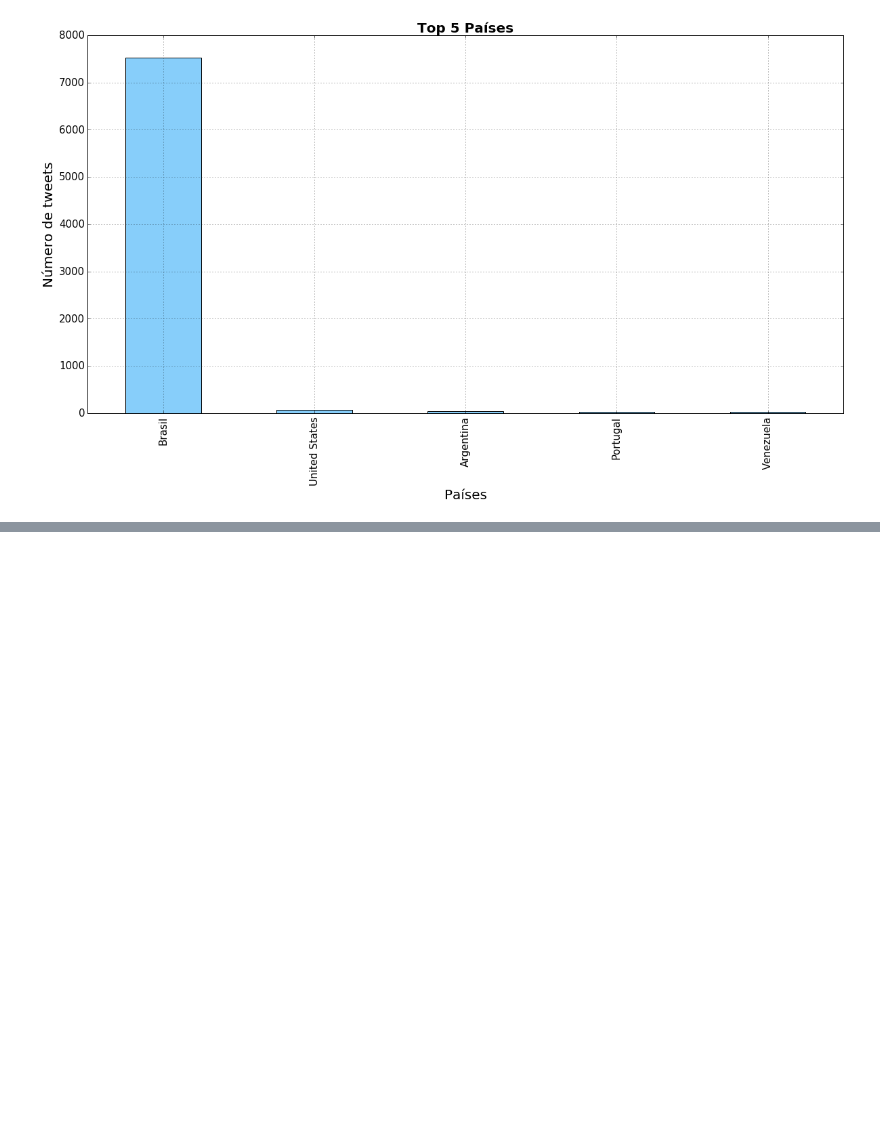
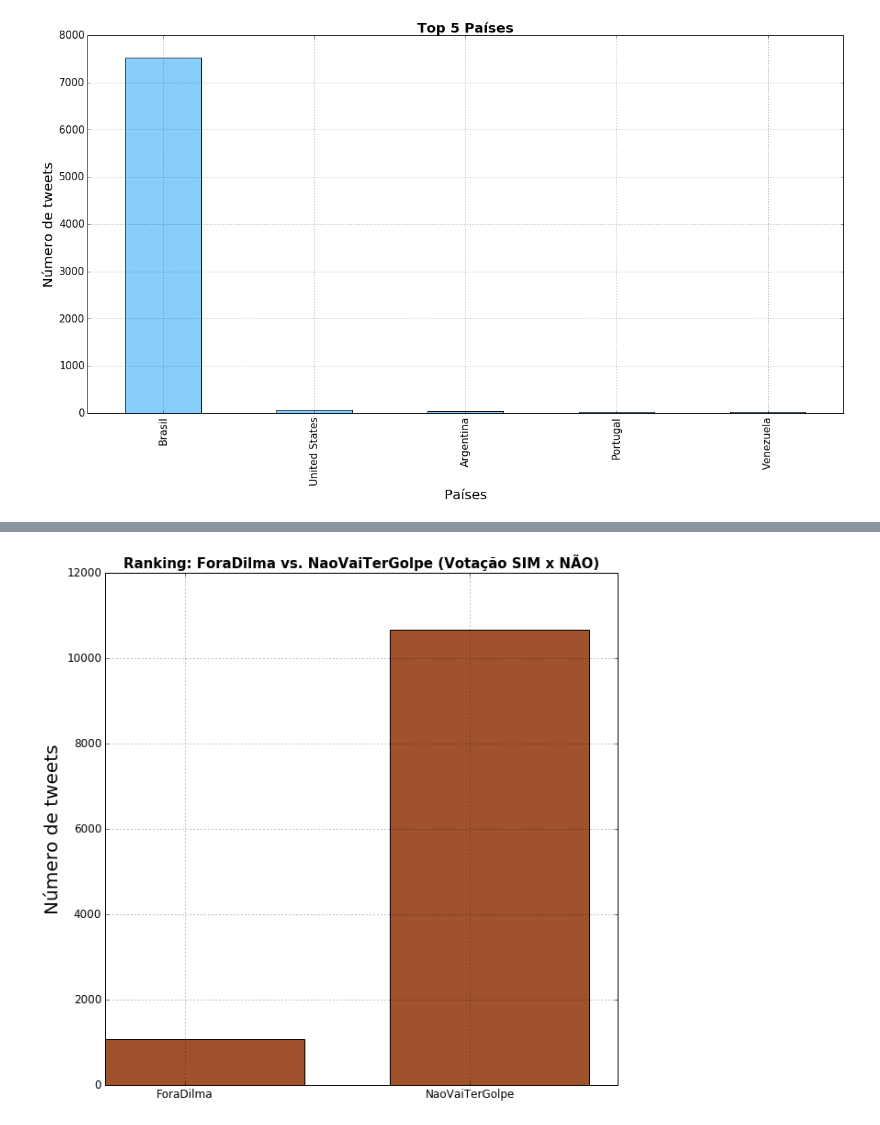
Before and after one commit to medeirosthiago/glue-grade, a Jupyter notebook: src/py2/twitter/tweepy-small.ipynb, the cells around one changed output, grey strips where cells are left out. Cells and saved outputs as stored; diff of their text form; code cells hidden in the pictures; blank space fills up the shorter version.

```diff
--- a/src/py2/twitter/tweepy-small.ipynb
+++ b/src/py2/twitter/tweepy-small.ipynb
@@ -106,20 +109,17 @@ tweets['ImpeachmentDay'] = tweets['text'].apply(lambda tweet: word_in_text('sim'
 
 # print tweets[tweets['ImpeachmentDay'] == True]['ForaDilma'].value_counts()[True]
 # print tweets[tweets['ImpeachmentDay'] == True]['NaoVaiTerGolpe'].value_counts()[True]
-# print tweets[tweets['ImpeachmentDay'] == True]['TchauQuerida'].value_counts()[True]
-# print tweets[tweets['ImpeachmentDay'] == True]['ForaCunha'].value_counts()[True]
 
+hashtags = ['ForaDilma', 'NaoVaiTerGolpe']
 tweets_by_hashtags = [tweets[tweets['ImpeachmentDay'] == True]['ForaDilma'].value_counts()[True],
-                      tweets[tweets['ImpeachmentDay'] == True]['NaoVaiTerGolpe'].value_counts()[True],
-                      tweets[tweets['ImpeachmentDay'] == True]['TchauQuerida'].value_counts()[True],
-                      tweets[tweets['ImpeachmentDay'] == True]['ForaCunha'].value_counts()[True]]
+                      tweets[tweets['ImpeachmentDay'] == True]['NaoVaiTerGolpe'].value_counts()[True]]
 
 x_pos = list(range(len(hashtags)))
-width = 0.8
-fig, ax = plt.subplots(figsize=(20,10))
+width = 0.7
+fig, ax = plt.subplots(figsize=(10,10))
 plt.bar(x_pos, tweets_by_hashtags, width, alpha=1, color='sienna')
-ax.set_ylabel('Número de tweets'.decode('utf-8'), fontsize=15)
-ax.set_title('Ranking: ForaDilma vs. NaoVaiTerGolpe vs. TchauQuerida vs. ForaCunha (Relevância #ImpeachmentDay)'.decode('utf-8'),
+ax.set_ylabel('Número de tweets'.decode('utf-8'), fontsize=20)
+ax.set_title('Ranking: ForaDilma vs. NaoVaiTerGolpe (Votação SIM x NÃO)'.decode('utf-8'),
              fontsize=15, fontweight='bold')
 ax.set_xticks([p + 0.4 * width for p in x_pos])
 ax.set_xticklabels(hashtags)
@@ -129,3 +128,4 @@ IndentationError: unexpected indent (<ipython-input-42-ee7c06c59b7e>, line 17)
+[figure, added]
 # %%
 def extract_link(text):
     regex = r'https?://[^\s<>"]+|www\.[^\s<>"]+'
```
Also changed, not shown: parts of 8 cells of this notebook, 2 other files.
